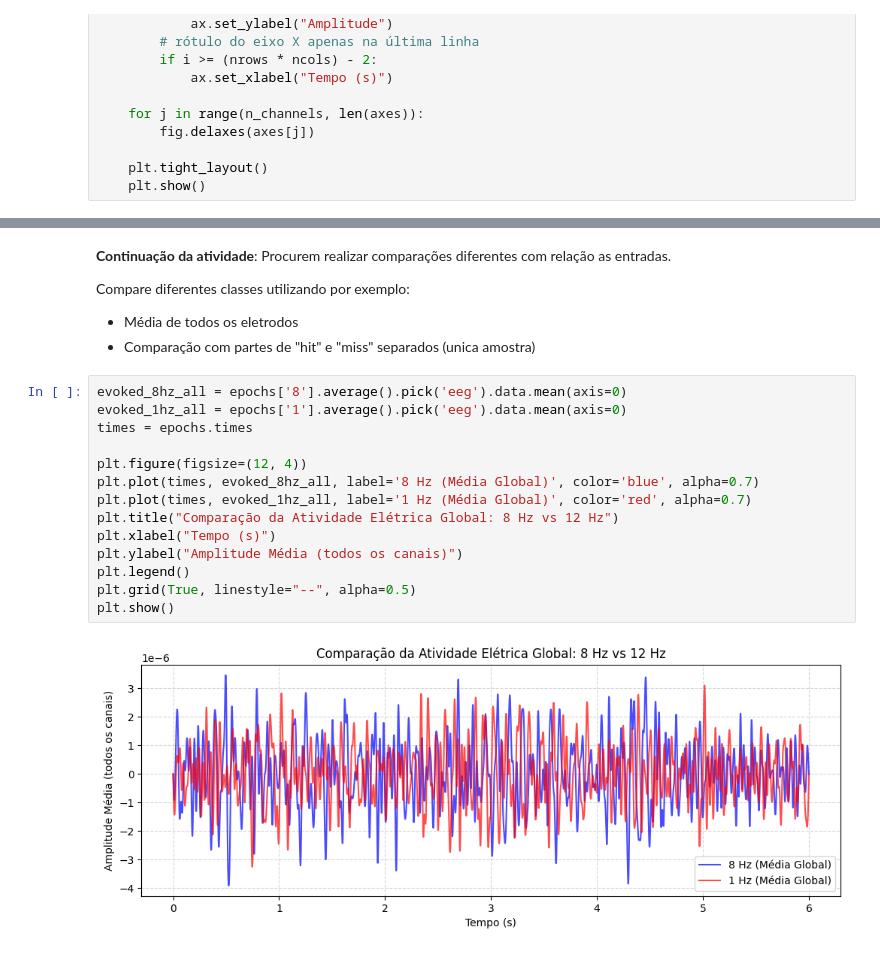
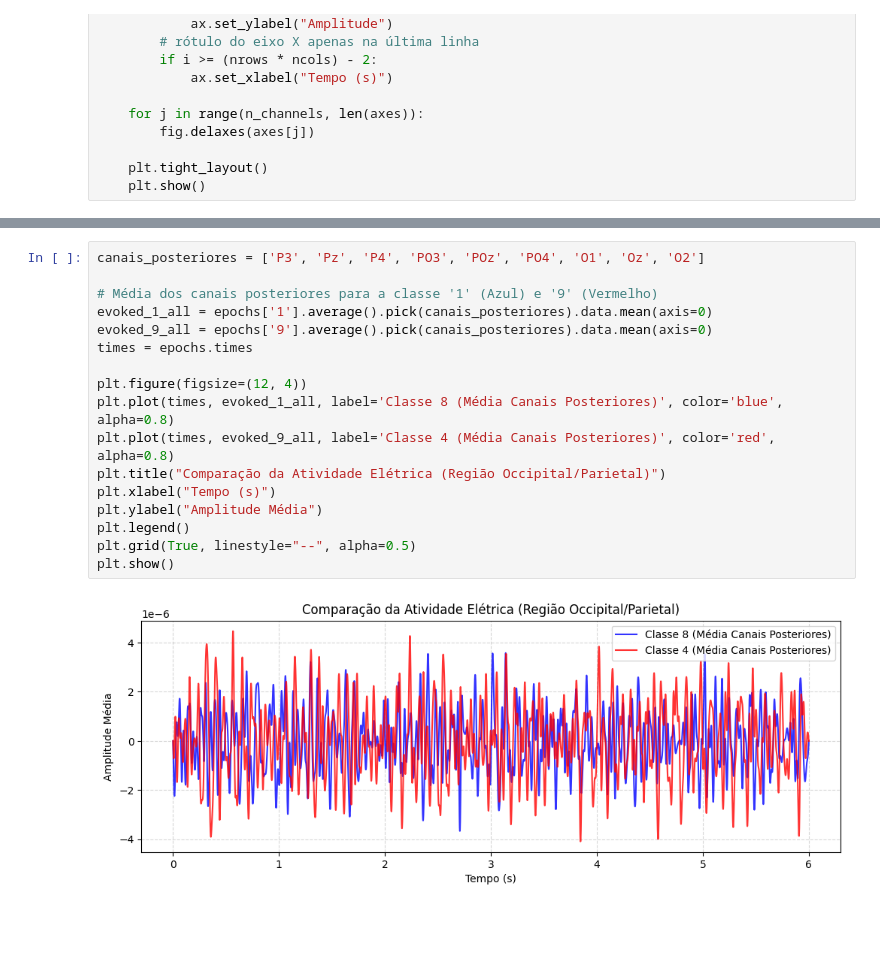
Before and after one commit to J0-M/topicosEspeciaisSistemas, a Jupyter notebook: 03_visualization.ipynb, the cells around one changed output, grey strips where cells are left out. Saved outputs shown, nothing was run; the diff lists cells and outputs as text; blank space fills up the shorter version.

```diff
--- a/03_visualization.ipynb
+++ b/03_visualization.ipynb
@@ -79,22 +79,19 @@ Média dos trials de 1 Hz:
-# %% [markdown]
-**Continuação da atividade**: Procurem realizar comparações diferentes com relação as entradas.
-
-Compare diferentes classes utilizando por exemplo:
-- Média de todos os eletrodos
-- Comparação com partes de "hit" e "miss" separados (unica amostra)
 # %%
-evoked_8hz_all = epochs['8'].average().pick('eeg').data.mean(axis=0)
-evoked_1hz_all = epochs['1'].average().pick('eeg').data.mean(axis=0)
+canais_posteriores = ['P3', 'Pz', 'P4', 'PO3', 'POz', 'PO4', 'O1', 'Oz', 'O2']
+
+# Média dos canais posteriores para a classe '1' (Azul) e '9' (Vermelho)
+evoked_1_all = epochs['1'].average().pick(canais_posteriores).data.mean(axis=0)
+evoked_9_all = epochs['9'].average().pick(canais_posteriores).data.mean(axis=0)
 times = epochs.times
 
 plt.figure(figsize=(12, 4))
-plt.plot(times, evoked_8hz_all, label='8 Hz (Média Global)', color='blue', alpha=0.7)
-plt.plot(times, evoked_1hz_all, label='1 Hz (Média Global)', color='red', alpha=0.7)
-plt.title("Comparação da Atividade Elétrica Global: 8 Hz vs 12 Hz")
+plt.plot(times, evoked_1_all, label='Classe 8 (Média Canais Posteriores)', color='blue', alpha=0.8)
+plt.plot(times, evoked_9_all, label='Classe 4 (Média Canais Posteriores)', color='red', alpha=0.8)
+plt.title("Comparação da Atividade Elétrica (Região Occipital/Parietal)")
 plt.xlabel("Tempo (s)")
-plt.ylabel("Amplitude Média (todos os canais)")
+plt.ylabel("Amplitude Média")
 plt.legend()
 plt.grid(True, linestyle="--", alpha=0.5)
 plt.show()
 # %% [output]
-[figure, old version]
+[figure, new version]
```
Also changed, not shown: parts of 2 cells of this notebook, 3 other files.
